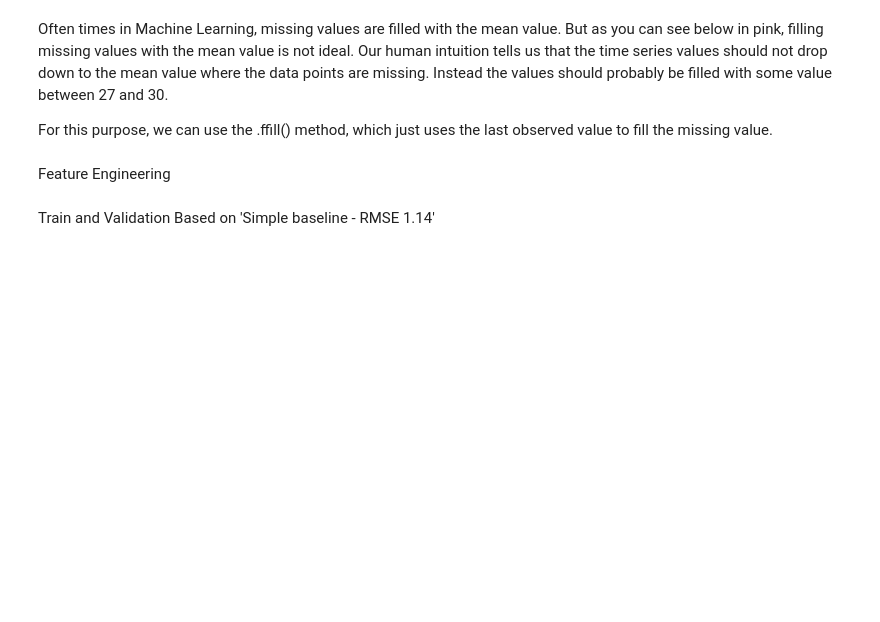
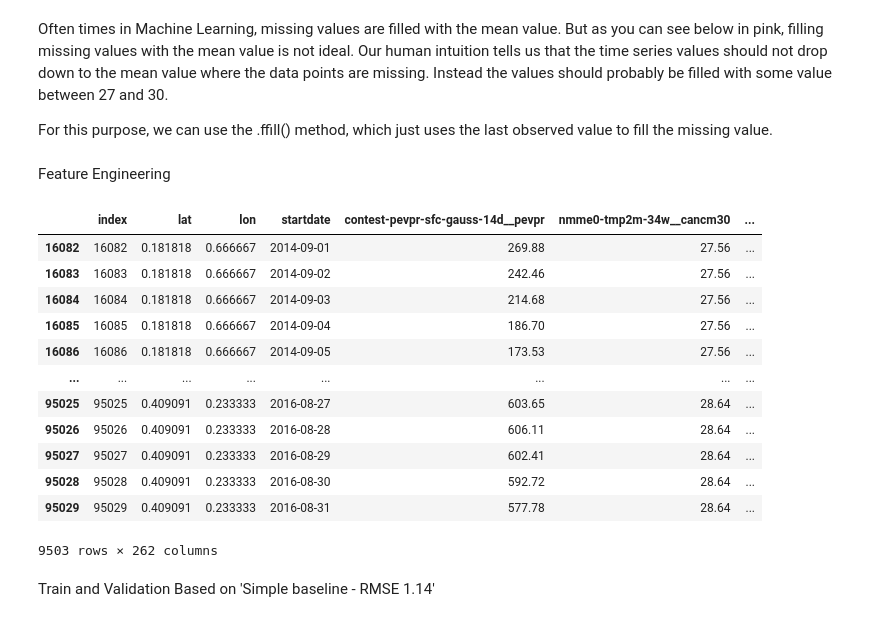
Before and after one commit to xingjian-bai/WiDS, a Jupyter notebook: works/Qianwei/yuanyuan_first_try.ipynb, the cells around one changed output. Saved outputs shown, nothing was run; the diff lists cells and outputs as text; code cells hidden in the pictures; blank space fills up the shorter version.

```diff
--- a/works/Qianwei/yuanyuan_first_try.ipynb
+++ b/works/Qianwei/yuanyuan_first_try.ipynb
@@ -235,6 +237,40 @@ def encode_cyclical(df):
 
 encode_cyclical(train_df)
 encode_cyclical(test_df)
+# %%
+#split by regions
+# def split_regions(df):
+#     i=0
+#     for region in df['climateregions__climateregion'].unique():
+#         df[i]= df['climateregions__climateregion'==region]
+#         print(df[i])
+#         i=i+1
+
+grouped= train_df.groupby('climateregions__climateregion')
+grouped_dict = dict(list(grouped))
+
+# # Print the keys of the dictionary
+# keys = grouped_dict.keys()
+# print(keys)
+
+# # Iterate over the elements in the dictionary
+# for key, value in grouped_dict.items():
+#     print(key)
+#     print(value)
+# %% [output]
+|  | index | lat | lon | startdate | contest-pevpr-sfc-gauss-14d__pevpr | nmme0-tmp2m-34w__cancm30 | ... |
+| 16082 | 16082 | 0.181818 | 0.666667 | 2014-09-01 | 269.88 | 27.56 | ... |
+| 16083 | 16083 | 0.181818 | 0.666667 | 2014-09-02 | 242.46 | 27.56 | ... |
+| 16084 | 16084 | 0.181818 | 0.666667 | 2014-09-03 | 214.68 | 27.56 | ... |
+| 16085 | 16085 | 0.181818 | 0.666667 | 2014-09-04 | 186.70 | 27.56 | ... |
+| 16086 | 16086 | 0.181818 | 0.666667 | 2014-09-05 | 173.53 | 27.56 | ... |
+| ... | ... | ... | ... | ... | ... | ... | ... |
+| 95025 | 95025 | 0.409091 | 0.233333 | 2016-08-27 | 603.65 | 28.64 | ... |
+| 95026 | 95026 | 0.409091 | 0.233333 | 2016-08-28 | 606.11 | 28.64 | ... |
+| 95027 | 95027 | 0.409091 | 0.233333 | 2016-08-29 | 602.41 | 28.64 | ... |
+| 95028 | 95028 | 0.409091 | 0.233333 | 2016-08-30 | 592.72 | 28.64 | ... |
+| 95029 | 95029 | 0.409091 | 0.233333 | 2016-08-31 | 577.78 | 28.64 | ... |
+9503 rows × 262 columns
 # %%
 #Drop cplumns
 drop_cols = ['index', 'startdate', 'lat', 'lon', target]
```
Also changed, not shown: parts of 1 cell of this notebook, 9 other files.
